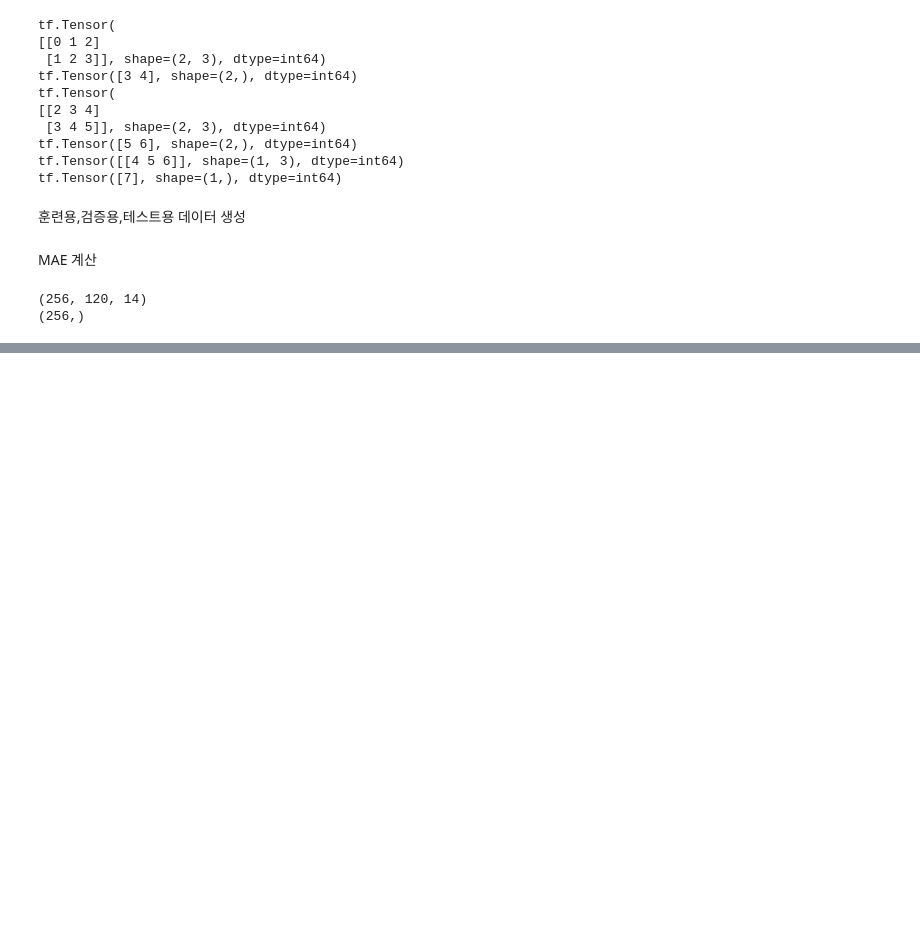
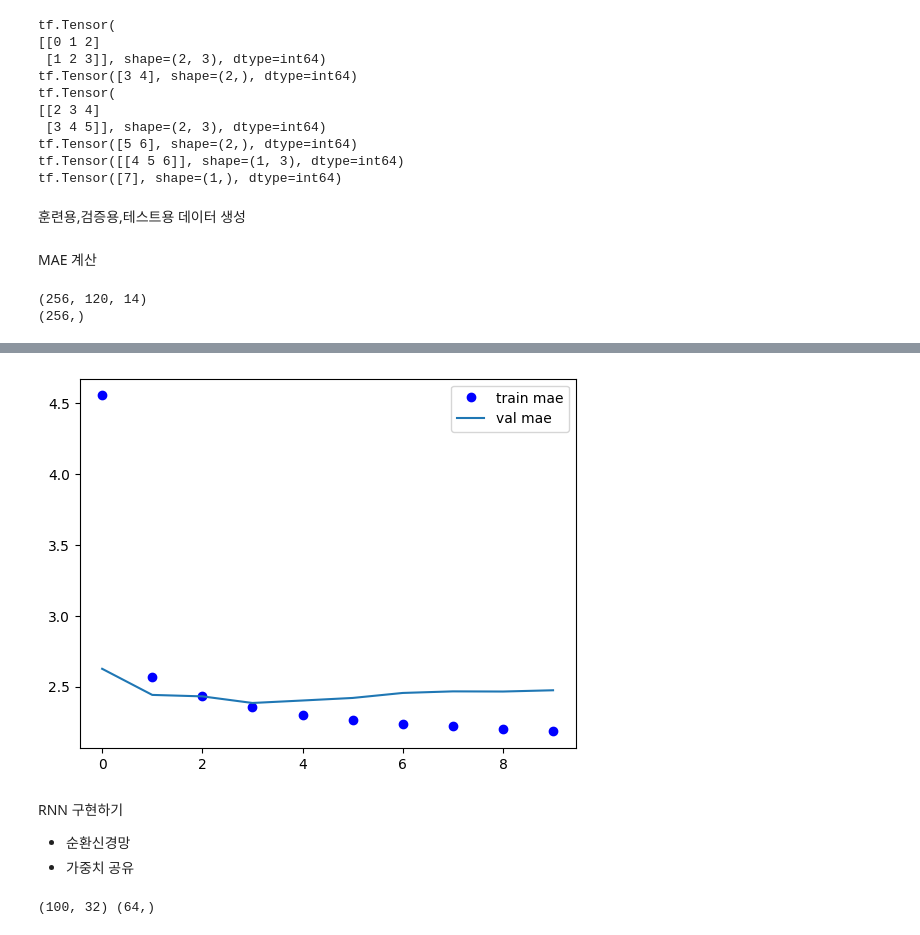
Before and after one commit to leekyuyoung20230313/pythone, a Jupyter notebook: 텐서플로구현/[딥러닝]_텐서플로_시계열.ipynb, the cells around one changed output, grey strips where cells are left out. Saved outputs shown, nothing was run; the diff lists cells and outputs as text; code cells hidden in the pictures; blank space fills up the shorter version.

```diff
--- a/텐서플로구현/[딥러닝]_텐서플로_시계열.ipynb
+++ b/텐서플로구현/[딥러닝]_텐서플로_시계열.ipynb
@@ -169,0 +239,11 @@ Epoch 7/10
+# %%
+inputs = tf.keras.Input(shape=(sequence_length,raw_data.shape[-1]))  # 120,14
+x = tf.keras.layers.LSTM(16)(inputs)
+outputs = tf.keras.layers.Dense(1)(x)
+model = tf.keras.Model(inputs,outputs)
+callbacks = [
+    tf.keras.callbacks.ModelCheckpoint('model_lstm.h5',save_best_only=True)
+]
+model.compile(loss = 'mse', metrics=['mae'])
+hist = model.fit(train_dataset,epochs=10,validation_data=val_dataset,callbacks=callbacks)
+print(f'test mae: {model.evaluate(test_dataset)[1]:.2f}')
@@ -169,0 +268,29 @@ Epoch 7/10
+# %%
+plt.plot(hist.history['mae'],'bo',label='train mae')
+plt.plot(hist.history['val_mae'],label='val mae')
+plt.legend()
+plt.show()
+# %% [output]
+[figure, added]
+# %% [markdown]
+RNN 구현하기
+  - 순환신경망
+  - 가중치 공유
+# %%
+from tensorflow.python.ops.logging_ops import timestamp
+timesteps = 100  # 입력시퀀스의 길이
+input_features = 32
+output_features = 64
+inputs = np.random.random( (timesteps,input_features) )
+status_t = np.zeros((output_features,))
+print(inputs.shape, status_t.shape)
+W = np.random.random( (output_features,input_features) )
+U = np.random.random( (output_features,output_features) )
+b = np.random.random( (output_features,) )
+successive_outputs = []  # 출력의 결과를 저장 리스트
+for input_t in inputs:
+  output_t = np.tanh(np.dot(W,input_t) + np.dot(U,status_t) + b )
+  successive_outputs.append(output_t)
+  status_t = output_t
+# %% [output]
+(100, 32) (64,)
```
Also changed, not shown: parts of 22 cells of this notebook.
